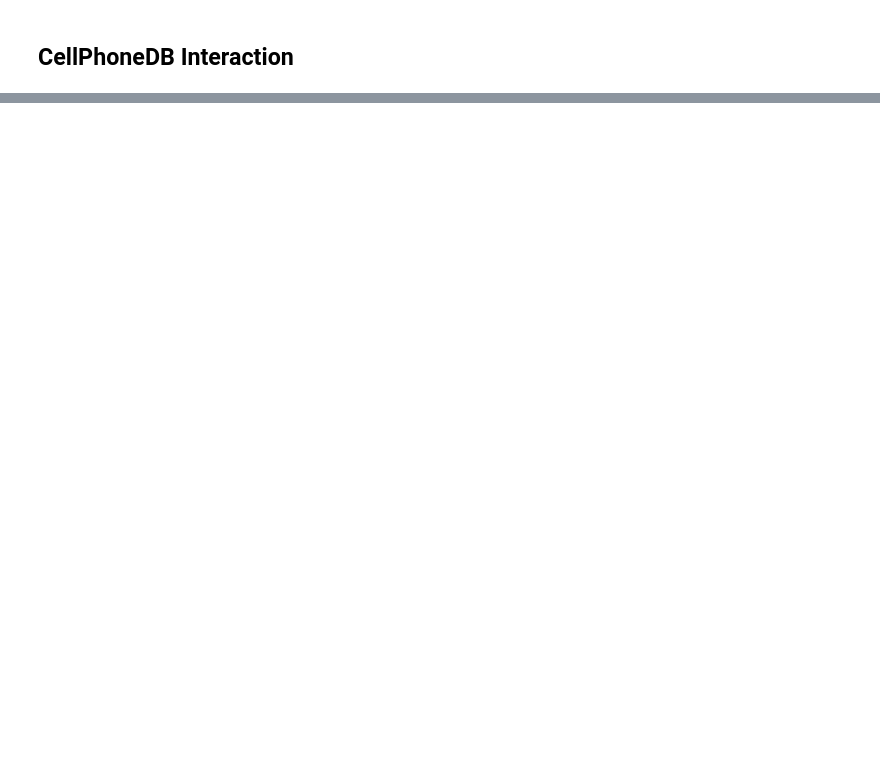
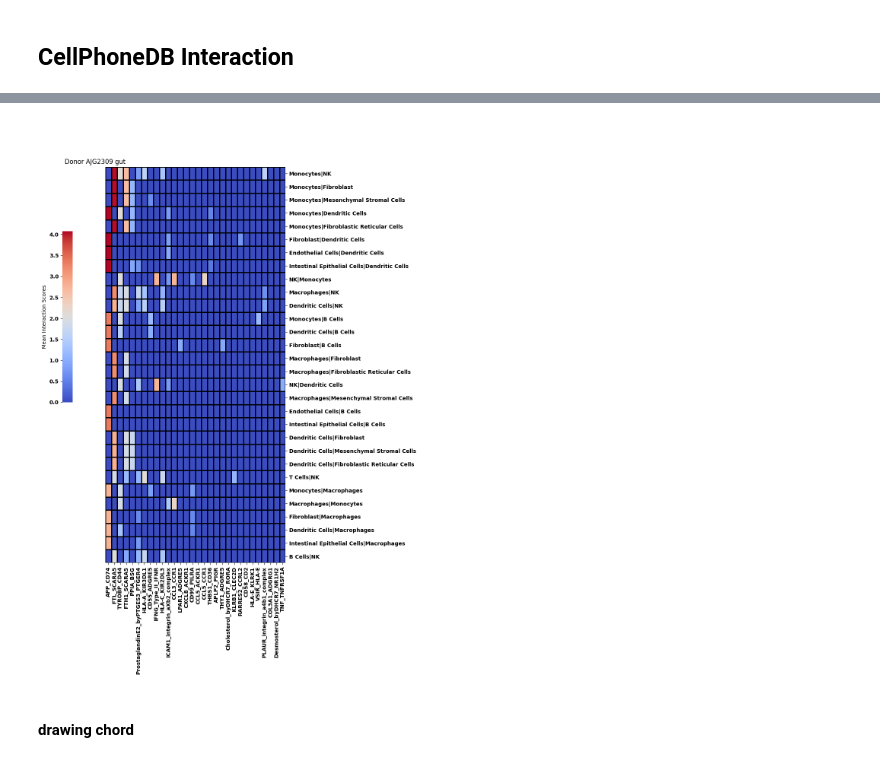
Before and after one commit to Ran-x2/gut-liver-whole-tissue, a Jupyter notebook: cellphonedb_gut.ipynb, the cells around one changed output, grey strips where cells are left out. Cells and saved outputs as stored; diff of their text form; code cells hidden in the pictures; blank space fills up the shorter version.

```diff
--- a/cellphonedb_gut.ipynb
+++ b/cellphonedb_gut.ipynb
@@ -159,0 +233,5 @@ plt.savefig('heatmap_IEC_IEL_interact.png',dpi = 300,bbox_inches='tight')
+# %%
+cpdb_file_path = 'cpdb_tutorial/db/v4.1.0/cellphonedb.zip'
+meta_file_path = 'gut_4_meta.tsv'
+counts_file_path = 'adata_gut_4_cpdb.h5ad'
+out_path = 'results/gut_4'
@@ -159,0 +276,4 @@ plt.savefig('heatmap_IEC_IEL_interact.png',dpi = 300,bbox_inches='tight')
+# %%
+interact = significant_means.iloc[:,12:]
+# %%
+interaction_names =  [ f"{a}|{b}" for a in list(set(adata4.obs['celltype_lowres'])) for b in list(set(adata4.obs['celltype_lowres'])) if a !=b]
@@ -159,0 +300,27 @@ plt.savefig('heatmap_IEC_IEL_interact.png',dpi = 300,bbox_inches='tight')
+# %%
+interactions = interact.loc[:,[ i for i in interact.columns if i in interaction_names ]].dropna(how='all').fillna(0)
+interactions.index = significant_means.loc[interactions.index,'interacting_pair']
+interactions = interactions.loc[interactions.sum(axis = 1).sort_values(ascending=False).index.tolist(),:]
+interactions = interactions.loc[:,interactions.sum(axis = 0).sort_values(ascending=False).index.tolist()]
+interactions = np.log(interactions+1)
+# %%
+
+plt.rcParams.update({'font.size': 10, 'font.weight': 'heavy','axes.linewidth':0.5})
+#plt.rcParams.update(plt.rcParamsDefault)
+kwargs = {'cmap': 'coolwarm'}
+clustergrid = sns.clustermap(interactions.T.iloc[0:30,0:30],figsize = (9,15),linewidths=1,
+               linecolor = 'k',dendrogram_ratio = 0.1, colors_ratio = 0.5,
+               row_cluster = False,col_cluster=False,cbar_kws={'label': 'Mean Interaction Scores','location':"left"},
+               **kwargs)
+for a in clustergrid.ax_col_dendrogram.collections:
+        a.set_linewidth(2)
+clustergrid.ax_cbar.set_position([-0.05, 0.5, 0.03, 0.3])
+
+axs = clustergrid.fig.get_axes()
+for j in range(0,len(axs)):
+    axs[j].set_xlabel('')
+axs[0].set_title(adata.obs['Donor ID'].values.categories[1] + ' gut')
+
+plt.savefig('cpdb_gut_4_3030_interact.png',dpi = 300,bbox_inches='tight')
+# %% [output]
+[figure, added]
@@ -159,0 +329,2 @@ plt.savefig('heatmap_IEC_IEL_interact.png',dpi = 300,bbox_inches='tight')
+# %% [markdown]
+#### drawing chord
```
Also changed, not shown: parts of 41 cells of this notebook, 2 other files.
